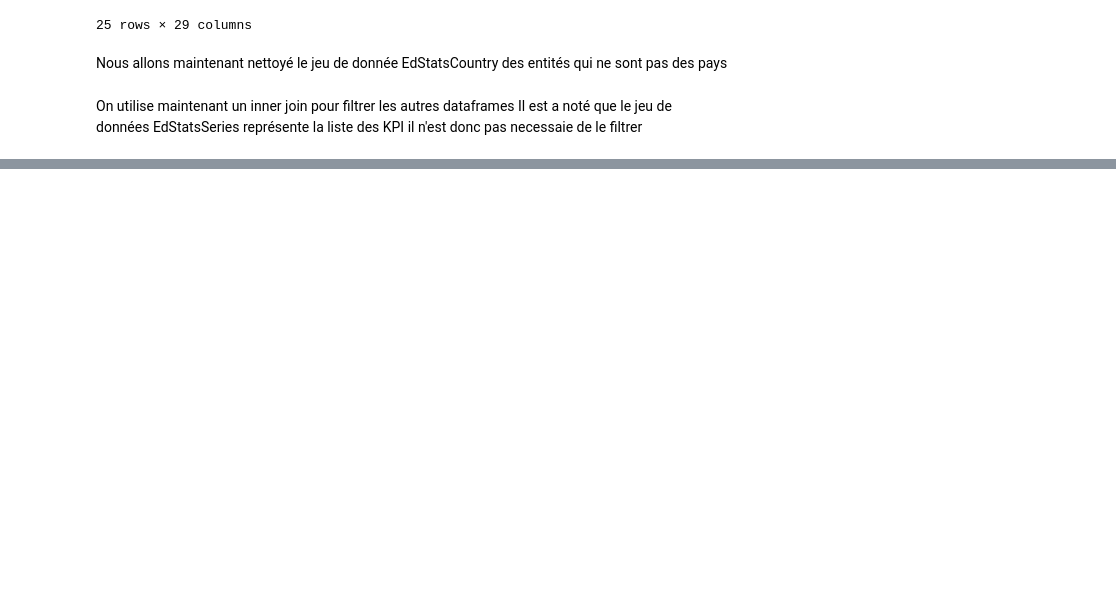
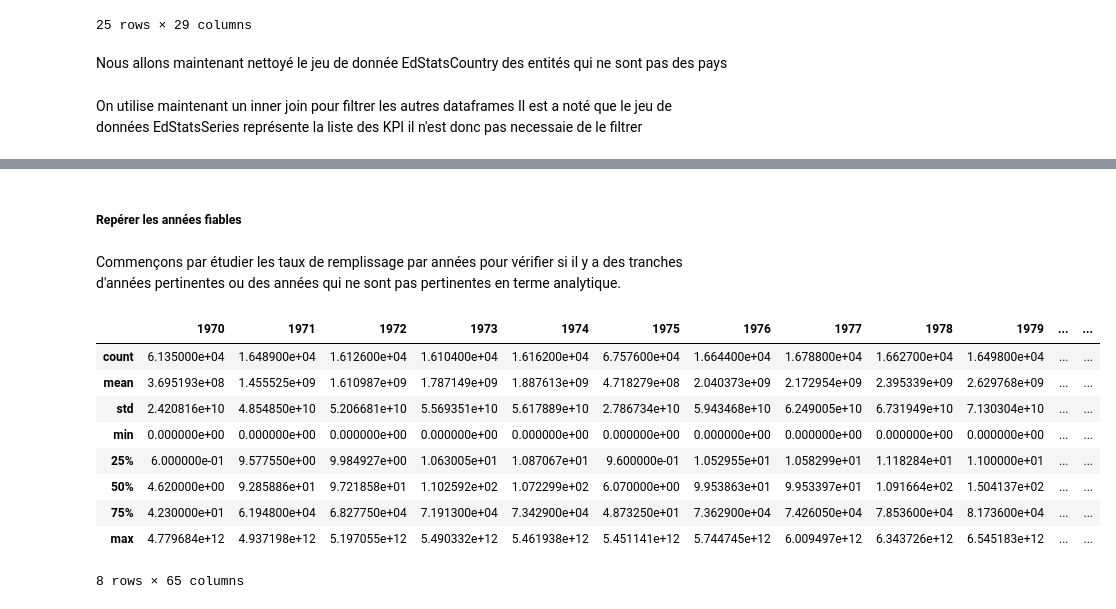
Before and after one commit to PAANNO/OPC-Data_Engineer, a Jupyter notebook: OPC2-Analysez les données de systèmes éducatifs/notebooks/Analyse des données.ipynb, the cells around one changed output, grey strips where cells are left out. Drawn from its saved outputs; the diff is of its cells as text; code cells hidden in the pictures; blank space fills up the shorter version.

Commit message:
Implement initial structure for code changes

```diff
--- a/OPC2-Analysez les données de systèmes éducatifs/notebooks/Analyse des données.ipynb
+++ b/OPC2-Analysez les données de systèmes éducatifs/notebooks/Analyse des données.ipynb
@@ -303,11 +316,3 @@ rl_country = cln_dfs["country"][~cln_dfs["country"]["CountryCode"].isin(fake_cod
 # %% [markdown]
 On utilise maintenant un inner join pour filtrer les autres dataframes
 Il est a noté que le jeu de données EdStatsSeries représente la liste des KPI il n'est donc pas necessaie de le filtrer
-# %%
-# Supprimer les faux pays des autres dataframes à l’aide d’un inner join et d’une boucle
-rl_dfs = {
-    name: (rl_country if name == "country"  # on conserve le dataframe nettoyé pour les pays
-           else df if name == "series"      # on conserve le dataframe des séries tel quel (pas de CountryCode)
-           else df.merge(rl_country[["CountryCode"]], on="CountryCode", how="inner"))  # on filtre par CountryCode pour les autres
-    for name, df in cln_dfs.items()
-}
@@ -544,0 +390,16 @@ display(corr_spearman)
+# %%
+# Listage des catégories que l'on va conserver
+relevent_kpis = ['Population', 'Secondary', 'Tertiary', 'Post-Secondary/Non-Tertiary',
+                 'Attainment', 'Literacy', 'Learning Outcomes',
+                 'Education Equality', 'Social Protection & Labor: Labor force structure', 'Social Protection & Labor: Unemployment',
+                 'Infrastructure: Communications', 'Expenditures', 'Economic Policy & Debt: National accounts: Atlas GNI & GNI per capita', 'Economic Policy & Debt: National accounts: US$ at constant 2010 prices: Aggregate indicators', 'Economic Policy & Debt: National accounts: US$ at current prices: Aggregate indicators', 'Economic Policy & Debt: Purchasing power parity',
+                 'Engaging the Private Sector (SABER)']
+# On vérifie qu'il n'y a pas d'erreur dans notre liste
+available_topics = set(country_dfs["series"]["Topic"])
+missing_topics = [topic for topic in relevent_kpis if topic not in available_topics]
+# On filtre le jeu de données
+if missing_topics:
+    print(f"Les KPIs suivants sont absents des données : {', '.join(missing_topics)}.")
+else:
+    kpi_dfs = country_dfs["series"][country_dfs["series"]["Topic"].isin(relevent_kpis)]
+    print(f"Après filtrage, {kpi_dfs.shape[0]} KPIs restent pour les catégories sélectionnées.")
@@ -544,0 +425,18 @@ display(corr_spearman)
+# %% [markdown]
+##### Repérer les années fiables
+# %% [markdown]
+Commençons par étudier les taux de remplissage par années pour vérifier si il y a des tranches d'années pertinentes ou des années qui ne sont pas pertinentes en terme analytique.
+# %%
+# Description des données par année
+country_kpi_dfs["data"].loc[:, '1970':'2100'].describe()
+# %% [output]
+|  | 1970 | 1971 | 1972 | 1973 | 1974 | 1975 | 1976 | 1977 | 1978 | 1979 | ... | ... |
+| count | 6.135000e+04 | 1.648900e+04 | 1.612600e+04 | 1.610400e+04 | 1.616200e+04 | 6.757600e+04 | 1.664400e+04 | 1.678800e+04 | 1.662700e+04 | 1.649800e+04 | ... | ... |
+| mean | 3.695193e+08 | 1.455525e+09 | 1.610987e+09 | 1.787149e+09 | 1.887613e+09 | 4.718279e+08 | 2.040373e+09 | 2.172954e+09 | 2.395339e+09 | 2.629768e+09 | ... | ... |
+| std | 2.420816e+10 | 4.854850e+10 | 5.206681e+10 | 5.569351e+10 | 5.617889e+10 | 2.786734e+10 | 5.943468e+10 | 6.249005e+10 | 6.731949e+10 | 7.130304e+10 | ... | ... |
+| min | 0.000000e+00 | 0.000000e+00 | 0.000000e+00 | 0.000000e+00 | 0.000000e+00 | 0.000000e+00 | 0.000000e+00 | 0.000000e+00 | 0.000000e+00 | 0.000000e+00 | ... | ... |
+| 25% | 6.000000e-01 | 9.577550e+00 | 9.984927e+00 | 1.063005e+01 | 1.087067e+01 | 9.600000e-01 | 1.052955e+01 | 1.058299e+01 | 1.118284e+01 | 1.100000e+01 | ... | ... |
+| 50% | 4.620000e+00 | 9.285886e+01 | 9.721858e+01 | 1.102592e+02 | 1.072299e+02 | 6.070000e+00 | 9.953863e+01 | 9.953397e+01 | 1.091664e+02 | 1.504137e+02 | ... | ... |
+| 75% | 4.230000e+01 | 6.194800e+04 | 6.827750e+04 | 7.191300e+04 | 7.342900e+04 | 4.873250e+01 | 7.362900e+04 | 7.426050e+04 | 7.853600e+04 | 8.173600e+04 | ... | ... |
+| max | 4.779684e+12 | 4.937198e+12 | 5.197055e+12 | 5.490332e+12 | 5.461938e+12 | 5.451141e+12 | 5.744745e+12 | 6.009497e+12 | 6.343726e+12 | 6.545183e+12 | ... | ... |
+8 rows × 65 columns
```
Also changed, not shown: parts of 47 cells of this notebook.
